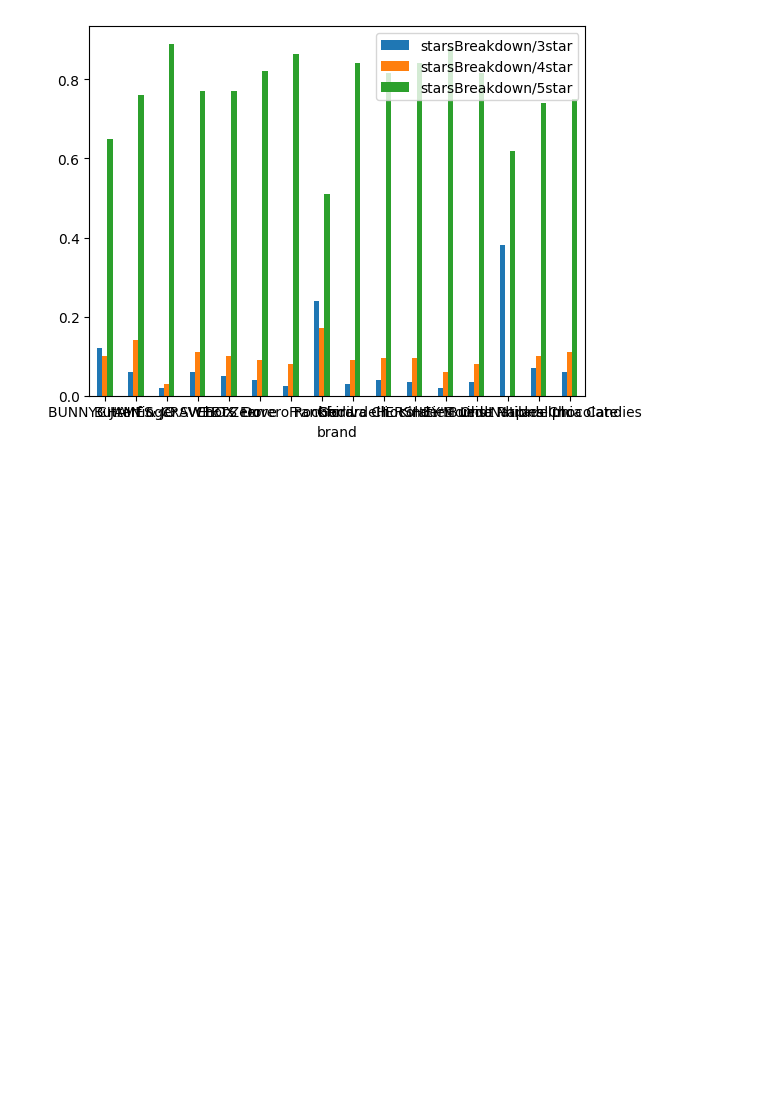
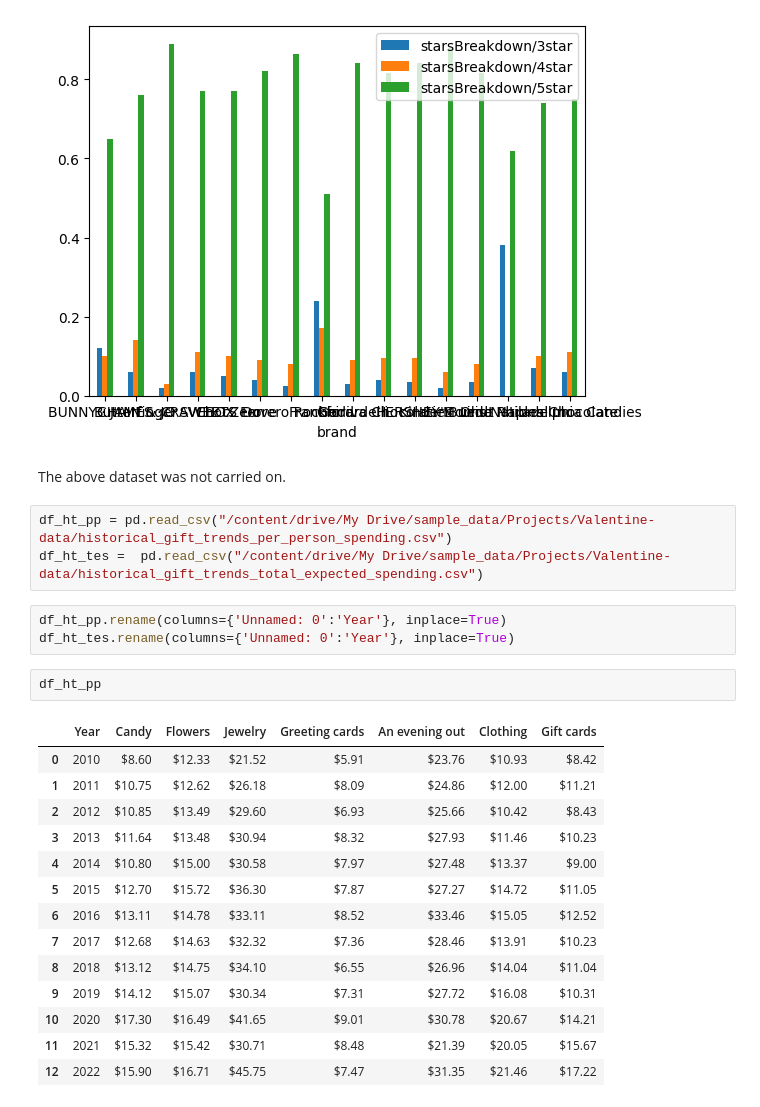
Before and after one commit to pullz6/Valentine-s-Day-Consumer-Product-Analysis, a Jupyter notebook: Valentine's_Day_consumer_prediction_EDA.ipynb, the cells around one changed output. Saved outputs shown, nothing was run; the diff lists cells and outputs as text; blank space fills up the shorter version.

```diff
--- a/Valentine's_Day_consumer_prediction_EDA.ipynb
+++ b/Valentine's_Day_consumer_prediction_EDA.ipynb
@@ -100,3 +96,28 @@ df_chocolate.groupby(['brand']).mean().plot(kind='bar', y=["starsBreakdown/3star
 # %% [output]
 <Axes: xlabel='brand'>
 [figure]
+# %% [markdown]
+The above dataset was not carried on.
+# %%
+df_ht_pp = pd.read_csv("/content/drive/My Drive/sample_data/Projects/Valentine-data/historical_gift_trends_per_person_spending.csv")
+df_ht_tes =  pd.read_csv("/content/drive/My Drive/sample_data/Projects/Valentine-data/historical_gift_trends_total_expected_spending.csv")
+# %%
+df_ht_pp.rename(columns={'Unnamed: 0':'Year'}, inplace=True)
+df_ht_tes.rename(columns={'Unnamed: 0':'Year'}, inplace=True)
+# %%
+df_ht_pp
+# %% [output]
+|  | Year | Candy | Flowers | Jewelry | Greeting cards | An evening out | Clothing | Gift cards |
+| 0 | 2010 | $8.60 | $12.33 | $21.52 | $5.91 | $23.76 | $10.93 | $8.42 |
+| 1 | 2011 | $10.75 | $12.62 | $26.18 | $8.09 | $24.86 | $12.00 | $11.21 |
+| 2 | 2012 | $10.85 | $13.49 | $29.60 | $6.93 | $25.66 | $10.42 | $8.43 |
+| 3 | 2013 | $11.64 | $13.48 | $30.94 | $8.32 | $27.93 | $11.46 | $10.23 |
+| 4 | 2014 | $10.80 | $15.00 | $30.58 | $7.97 | $27.48 | $13.37 | $9.00 |
+| 5 | 2015 | $12.70 | $15.72 | $36.30 | $7.87 | $27.27 | $14.72 | $11.05 |
+| 6 | 2016 | $13.11 | $14.78 | $33.11 | $8.52 | $33.46 | $15.05 | $12.52 |
+| 7 | 2017 | $12.68 | $14.63 | $32.32 | $7.36 | $28.46 | $13.91 | $10.23 |
+| 8 | 2018 | $13.12 | $14.75 | $34.10 | $6.55 | $26.96 | $14.04 | $11.04 |
+| 9 | 2019 | $14.12 | $15.07 | $30.34 | $7.31 | $27.72 | $16.08 | $10.31 |
+| 10 | 2020 | $17.30 | $16.49 | $41.65 | $9.01 | $30.78 | $20.67 | $14.21 |
+| 11 | 2021 | $15.32 | $15.42 | $30.71 | $8.48 | $21.39 | $20.05 | $15.67 |
+| 12 | 2022 | $15.90 | $16.71 | $45.75 | $7.47 | $31.35 | $21.46 | $17.22 |
```
Also changed, not shown: parts of 5 cells of this notebook.
